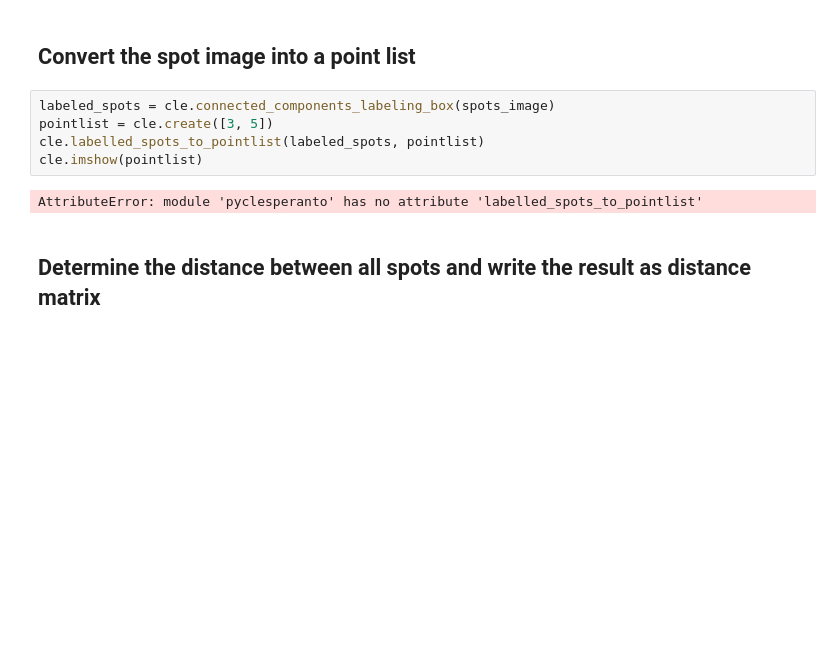
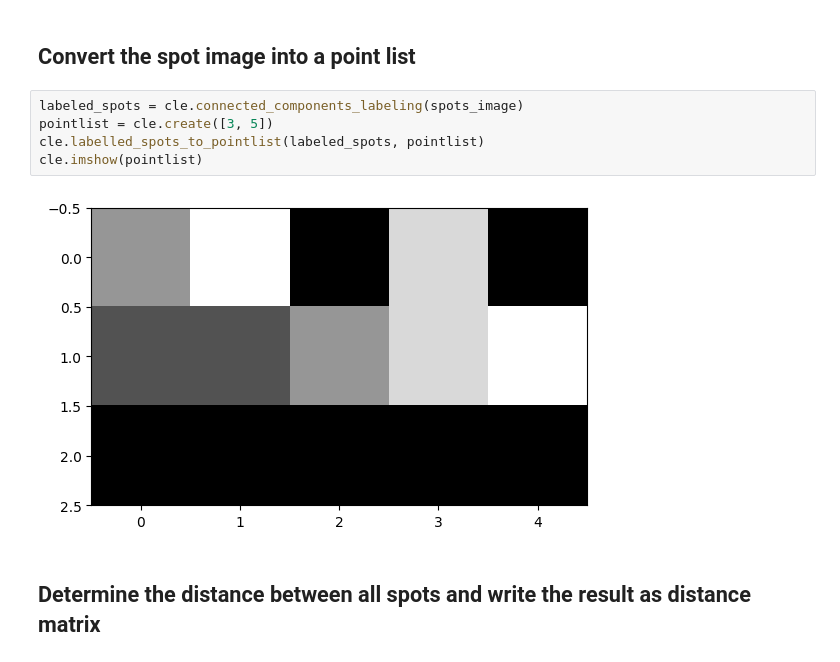
Before and after one commit to clEsperanto/pyclesperanto, a Jupyter notebook: demos/basics/spots_pointlists_matrices_tables.ipynb, the cells around one changed output. Saved outputs shown, nothing was run; the diff lists cells and outputs as text; blank space fills up the shorter version.

```diff
--- a/demos/basics/spots_pointlists_matrices_tables.ipynb
+++ b/demos/basics/spots_pointlists_matrices_tables.ipynb
@@ -43,12 +43,12 @@ cle.imshow(spots_image)
 # %% [markdown]
 ## Convert the spot image into a point list
 # %%
-labeled_spots = cle.connected_components_labeling_box(spots_image)
+labeled_spots = cle.connected_components_labeling(spots_image)
 pointlist = cle.create([3, 5])
 cle.labelled_spots_to_pointlist(labeled_spots, pointlist)
 cle.imshow(pointlist)
 # %% [output]
-AttributeError: module 'pyclesperanto' has no attribute 'labelled_spots_to_pointlist'
+[figure, added]
 # %% [markdown]
 ## Determine the distance between all spots and write the result as distance matrix
 # %%
```
Also changed, not shown: parts of 5 cells of this notebook, 15 other files.
